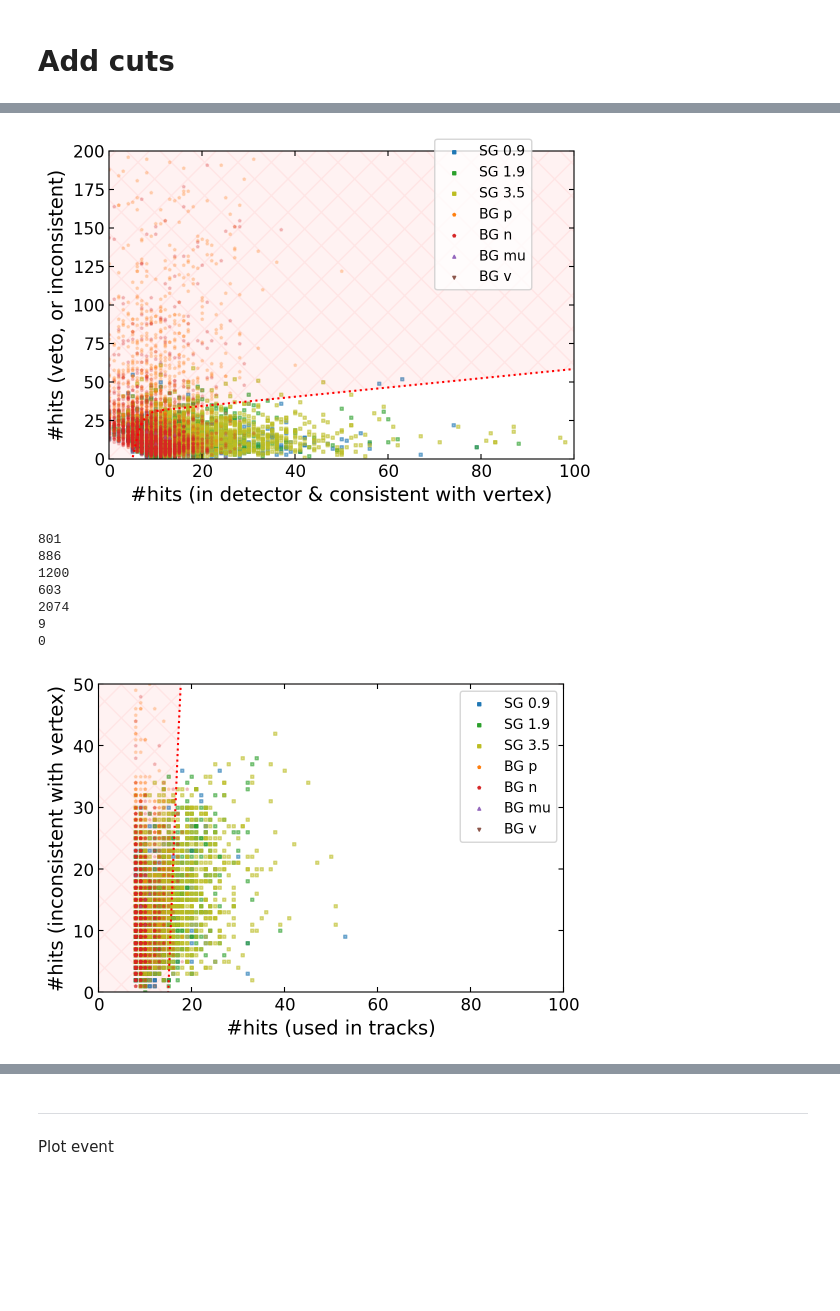
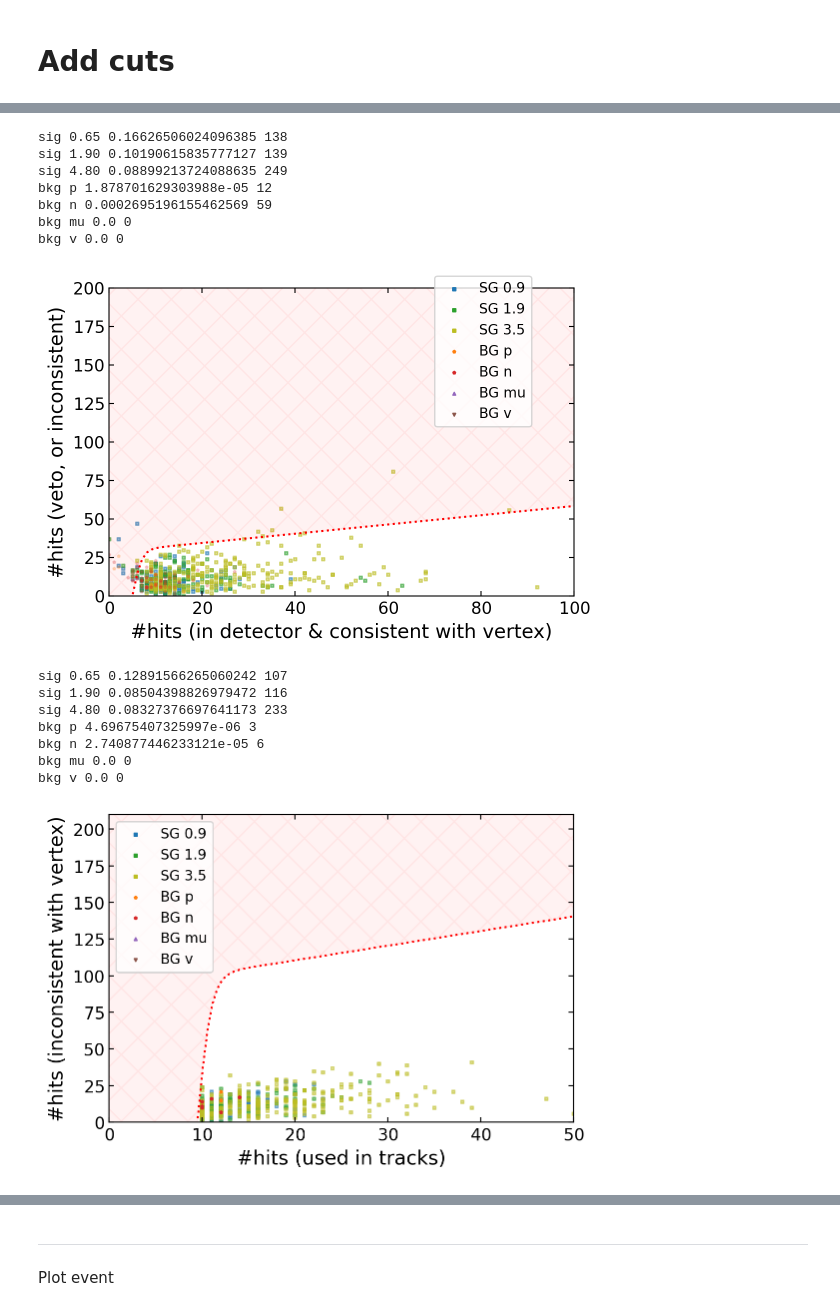
Before and after one commit to EdmondRen/mathusla-newsim, a Jupyter notebook: studies/mathusla40/llp_rhnmu_sms/10.cut_dev_rhn_mu.ipynb, the cells around one changed output, grey strips where cells are left out. Saved outputs shown, nothing was run; the diff lists cells and outputs as text; code cells hidden in the pictures; blank space fills up the shorter version.

```diff
--- a/studies/mathusla40/llp_rhnmu_sms/10.cut_dev_rhn_mu.ipynb
+++ b/studies/mathusla40/llp_rhnmu_sms/10.cut_dev_rhn_mu.ipynb
@@ -277,9 +474,14 @@ plt.show()
 # %%
 for name, cfg in plot_settings.items():
     res = data[name]
-    mask =  res.get_cut("Fiducial volume") # res.get_cut("N_hits vs N_veto") &res.get_cut("N_hits vs N_veto 2") #| res.get_cut("True") res.get_cut("N track downward") & res.get_cut("Track velocity") &
-    plt.hist(res["vertex_ndigi_before_limited"][mask], range=(-0.5,20.5), bins=21, alpha=0.6,\
+
+    mask_accu = res.get_cut("Fiducial volume")  & res.get_cut("Track-vertex distance") & res.get_cut("Track-veto distance") &  res.get_cut("Track velocity")
+    mask_this = res.get_cut("N digi before")
+    plt.hist(res["vertex_ndigi_before_limited"][mask_accu], range=(-0.5,20.5), bins=21, alpha=0.6,\
              color=cfg.color, label=cfg.label, histtype=cfg.histtype)
+
+    mask  = mask_accu&mask_this
+    print(name, sum(mask)/len(mask))
 
 plt.gca().xaxis.set_major_locator(mpl.ticker.MaxNLocator(nbins=11, integer=True))
 
@@ -393,9 +695,14 @@ def f_nhits_cut(x):
 for name, cfg in plot_settings.items():
     res = data[name]
 
-    mask = res.get_cut("Fiducial volume")  & res.get_cut("Track velocity") & res.get_cut("N digi before") & res.get_cut("Angle to CMS") & res.get_cut("N track downward")
-    x = (res["vertex_ndigi_active_after_comp"])[mask]
-    y = (res["event_ndigi_veto"] + res["event_ndigi_active"] - res["vertex_ndigi_veto_after_comp"] - res["vertex_ndigi_active_after_comp"])[mask]
+    mask_accu = res.get_cut("Fiducial volume")  & res.get_cut("Track-vertex distance") & res.get_cut("Track-veto distance") &  res.get_cut("Track velocity")  & res.get_cut("N digi before") & res.get_cut("N track downward") & res.get_cut("N_veto") & res.get_cut("Angle to CMS") & res.get_cut("Open angle")
+    mask_this = res.get_cut("N_hits vs N_veto")
+    mask  = mask_accu&mask_this
+    print(name, sum(mask)/len(mask), sum(mask))
+
+
+    x = (res["vertex_ndigi_active_after_comp"])[mask_accu]
+    y = (res["event_ndigi_veto"] + res["event_ndigi_active"] - res["vertex_ndigi_veto_after_comp"] - res["vertex_ndigi_active_after_comp"])[mask_accu]
     plt.scatter(x, y, color=cfg.color, label=cfg.label, marker=cfg.marker, alpha=cfg.alpha_marker, s=cfg.markersize)
 
 
@@ -417,50 +724,52 @@ for handle in lh.legend_handles:
 
 save_fig("comb_n_veto_cut_1")
 # %% [output]
+sig 0.65 0.16626506024096385 138
+sig 1.90 0.10190615835777127 139
+sig 4.80 0.08899213724088635 249
+bkg p 1.878701629303988e-05 12
+bkg n 0.0002695196155462569 59
+bkg mu 0.0 0
+bkg v 0.0 0
-[figure, old version]
+[figure, new version]
 # %%
-def f_nhits_cut2(x):
-    x0 = 15
-    squeeze = 5
-    yscale = 100
-    slope = 1
-    y =  np.tanh((x-x0)/squeeze ) * yscale * (1+ (x-x0)/yscale * slope)
-    # return y * (y>20) + 20 * (y<=20)
-    return y
-
-
 for name, cfg in plot_settings.items():
     res = data[name]
-    mask = res.get_cut("Fiducial volume")  & res.get_cut("Track velocity") & res.get_cut("N digi before") & res.get_cut("Angle to CMS") & res.get_cut("N track downward") &res.get_cut("N_hits vs N_veto")
+
+    mask_accu = res.get_cut("Fiducial volume")  & res.get_cut("Track-vertex distance") & res.get_cut("Track-veto distance") &  res.get_cut("Track velocity")  & res.get_cut("N digi before") & res.get_cut("N track downward")  & res.get_cut("N_veto") & res.get_cut("Angle to CMS") & res.get_cut("Open angle") &\
+                res.get_cut("N_hits vs N_veto")
+    mask_this = res.get_cut("N_hits vs N_veto 2")
+    mask  = mask_accu&mask_this
+    print(name, sum(mask)/len(mask), sum(mask))
 
     x = (res["event_track_nhits"])[mask]
     y = (res["event_nhits"]- res["vertex_ndigi_active_after_comp"])[mask]
-    plt.scatter(x, y, color=cfg.color, label=cfg.label, marker=cfg.marker, alpha=cfg.alpha_marker, s=cfg.markersize)
-    print(sum(mask))
+    alpha = cfg.alpha_marker if "sig" in name else 1
+    plt.scatter(x, y, color=cfg.color, label=cfg.label, marker=cfg.marker, alpha=alpha, s=cfg.markersize)
 
-xlim=100
-ylim=50
+xlim=50
+ylim=210
 x_plot = np.linspace(0,xlim,100)
 plt.plot(x_plot, f_nhits_cut2(x_plot), color="r", linestyle=":")
 plt.fill_between(x_plot, f_nhits_cut2(x_plot), ylim, color="r", alpha=0.05, hatch="X")
 
 plt.xlabel("#hits (used in tracks)")
 plt.ylabel("#hits (inconsistent with vertex)")
 plt.xlim(0,xlim)
 plt.ylim(0,ylim)
 
 lh = plt.legend(fontsize=10)
 # make legend non-transparent
 for handle in lh.legend_handles:
     handle.set_alpha(1.0)  # Make legend items fully opaque
 
 save_fig("comb_n_veto_cut_2")
 # %% [output]
-801
-886
-1200
-603
-2074
-9
-0
+sig 0.65 0.12891566265060242 107
+sig 1.90 0.08504398826979472 116
+sig 4.80 0.08327376697641173 233
+bkg p 4.69675407325997e-06 3
+bkg n 2.740877446233121e-05 6
+bkg mu 0.0 0
+bkg v 0.0 0
-[figure, old version]
+[figure, new version]
```
Also changed, not shown: parts of 36 cells of this notebook, 26 other files.
